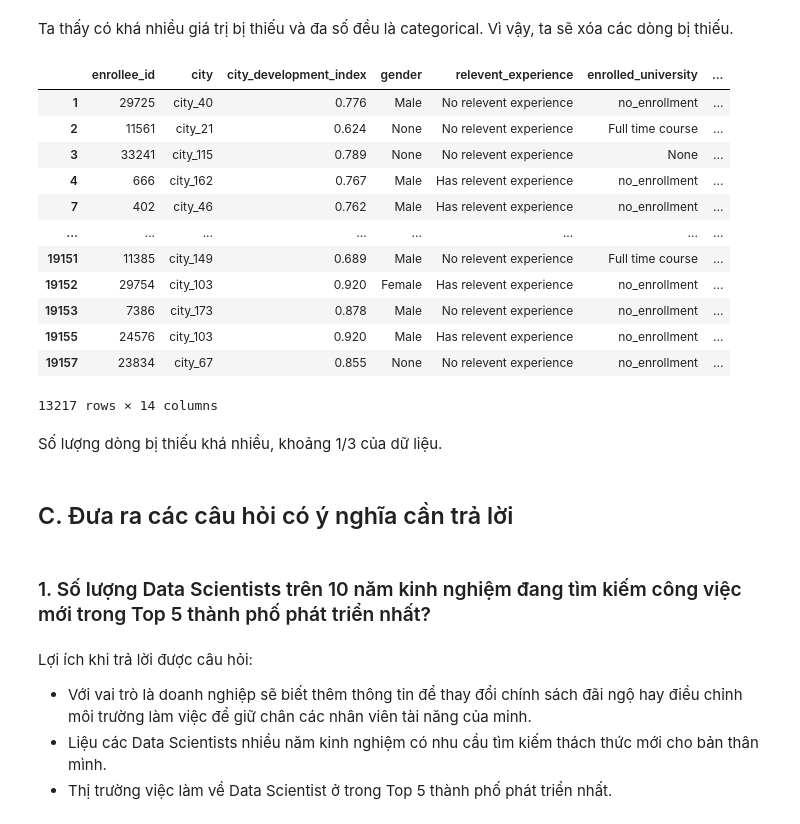
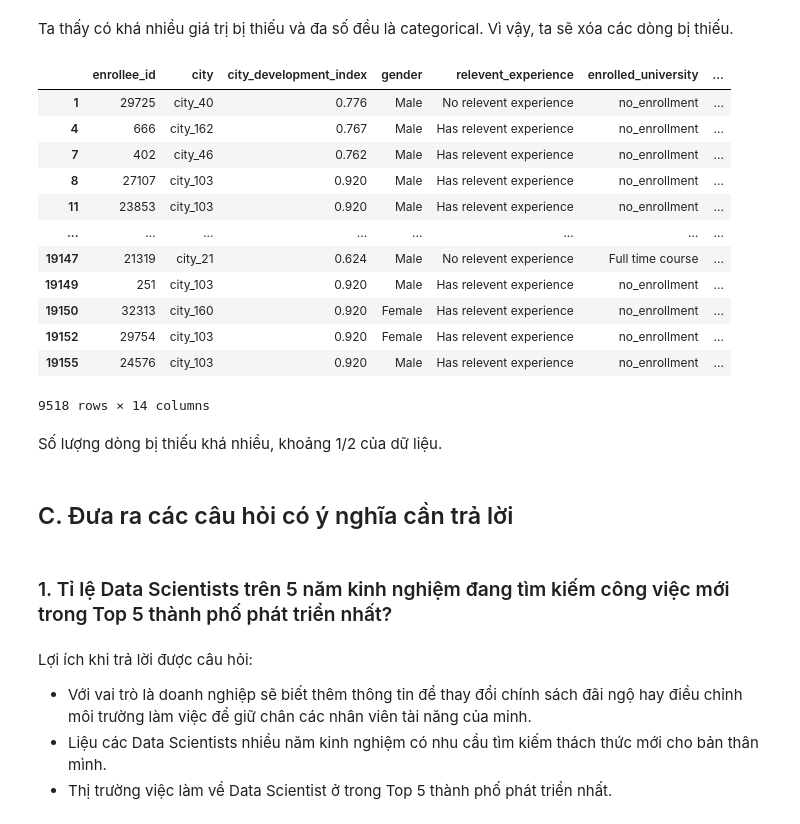
Before and after one commit to tuandat-github/P4DS-FInal-Project, a Jupyter notebook: Final Project P4DS.ipynb, the cells around one changed output. Saved outputs shown, nothing was run; the diff lists cells and outputs as text; code cells hidden in the pictures.

Commit message:
update notebook
update handle missing value, convert column, and answer Q1

```diff
--- a/Final Project P4DS.ipynb
+++ b/Final Project P4DS.ipynb
@@ -123,21 +126,13 @@ Vì trong feature experience có các dữ liệu như <1, 1, 2, ..., 20, >20 n
 # %%
-df['experience'].replace({'1':'1-5',
-                            '2':'1-5',
-                            '3':'1-5',
-                            '4':'1-5',
-                            '5':'1-5',
-                            '6':'6-10',
-                            '7':'6-10',
-                            '8':'6-10',
-                            '9':'6-10',
-                            '10':'6-10',
-                            '11':'11-15',
-                            '12':'11-15',
-                            '13':'11-15',
-                            '14':'11-15',
-                            '15':'11-15',
-                            '16':'16-20',
-                            '17':'16-20',
-                            '18':'16-20',
-                            '19':'16-20',
-                            '20':'16-20'},inplace=True)
+def trans_experience(experience):
+    if isinstance(experience, float):
+        return np.nan
+    if experience == '<1':
+        return (0,1)
+    if experience == '>20':
+        return (21,30)
+    cei = math.ceil(int(experience)/5)
+    return (cei*5 - 4, cei*5)
+
+df['experience'] = df['experience'].apply(trans_experience)
+df['experience']
@@ -248,31 +256,30 @@ dtype: int64
 # %% [markdown]
 Ta thấy có khá nhiều giá trị bị thiếu và đa số đều là categorical. Vì vậy, ta sẽ xóa các dòng bị thiếu.
 # %%
-#vì các dòng "relevant_experience" = "No relevent experience" thì các giá trị "company_size" và "company_type" là NaN.
-# nên ta cần giữ những dòng này lại
-df[df["relevent_experience"]=="No relevent experience"] = df[df["relevent_experience"]=="No relevent experience"].replace(np.nan, "None")
+mask = df['last_new_job'] == 'never'
+df.loc[mask,["company_size","company_type"]] = "None"
 df.dropna(inplace=True)
 df
 # %% [output]
 |  | enrollee_id | city | city_development_index | gender | relevent_experience | enrolled_university | ... |
 | 1 | 29725 | city_40 | 0.776 | Male | No relevent experience | no_enrollment | ... |
-| 2 | 11561 | city_21 | 0.624 | None | No relevent experience | Full time course | ... |
-| 3 | 33241 | city_115 | 0.789 | None | No relevent experience | None | ... |
 | 4 | 666 | city_162 | 0.767 | Male | Has relevent experience | no_enrollment | ... |
 | 7 | 402 | city_46 | 0.762 | Male | Has relevent experience | no_enrollment | ... |
+| 8 | 27107 | city_103 | 0.920 | Male | Has relevent experience | no_enrollment | ... |
+| 11 | 23853 | city_103 | 0.920 | Male | Has relevent experience | no_enrollment | ... |
 | ... | ... | ... | ... | ... | ... | ... | ... |
-| 19151 | 11385 | city_149 | 0.689 | Male | No relevent experience | Full time course | ... |
+| 19147 | 21319 | city_21 | 0.624 | Male | No relevent experience | Full time course | ... |
+| 19149 | 251 | city_103 | 0.920 | Male | Has relevent experience | no_enrollment | ... |
+| 19150 | 32313 | city_160 | 0.920 | Female | Has relevent experience | no_enrollment | ... |
 | 19152 | 29754 | city_103 | 0.920 | Female | Has relevent experience | no_enrollment | ... |
-| 19153 | 7386 | city_173 | 0.878 | Male | No relevent experience | no_enrollment | ... |
 | 19155 | 24576 | city_103 | 0.920 | Male | Has relevent experience | no_enrollment | ... |
-| 19157 | 23834 | city_67 | 0.855 | None | No relevent experience | no_enrollment | ... |
-13217 rows × 14 columns
+9518 rows × 14 columns
 # %% [markdown]
-Số lượng dòng bị thiếu khá nhiều, khoảng 1/3 của dữ liệu.
+Số lượng dòng bị thiếu khá nhiều, khoảng 1/2 của dữ liệu.
 # %% [markdown]
 ## C. Đưa ra các câu hỏi có ý nghĩa cần trả lời
 # %% [markdown]
-### 1. Số lượng Data Scientists trên 10 năm kinh nghiệm đang tìm kiếm công việc mới trong Top 5 thành phố phát triển nhất?
+### 1. Tỉ lệ Data Scientists trên 5 năm kinh nghiệm đang tìm kiếm công việc mới trong Top 5 thành phố phát triển nhất?
 # %% [markdown]
 Lợi ích khi trả lời được câu hỏi:
 - Với vai trò là doanh nghiệp sẽ biết thêm thông tin để thay đổi chính sách đãi ngộ hay điều chỉnh môi trường làm việc để giữ chân các nhân viên tài năng của minh.
```
Also changed, not shown: parts of 54 cells of this notebook.
